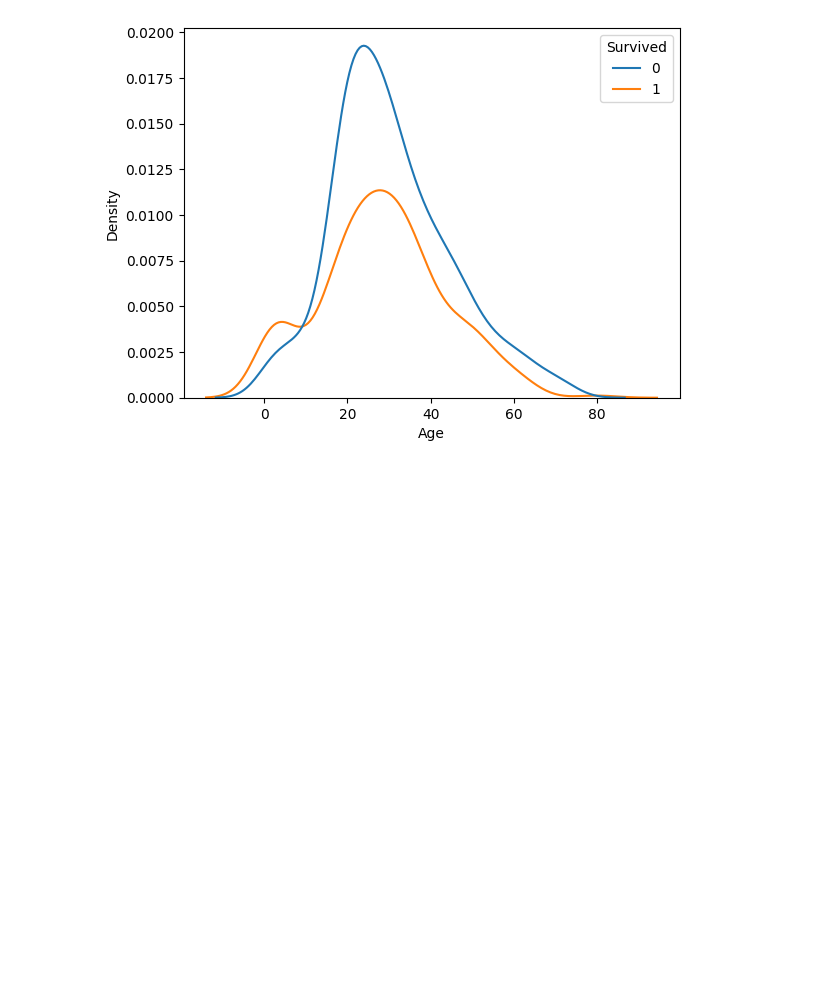
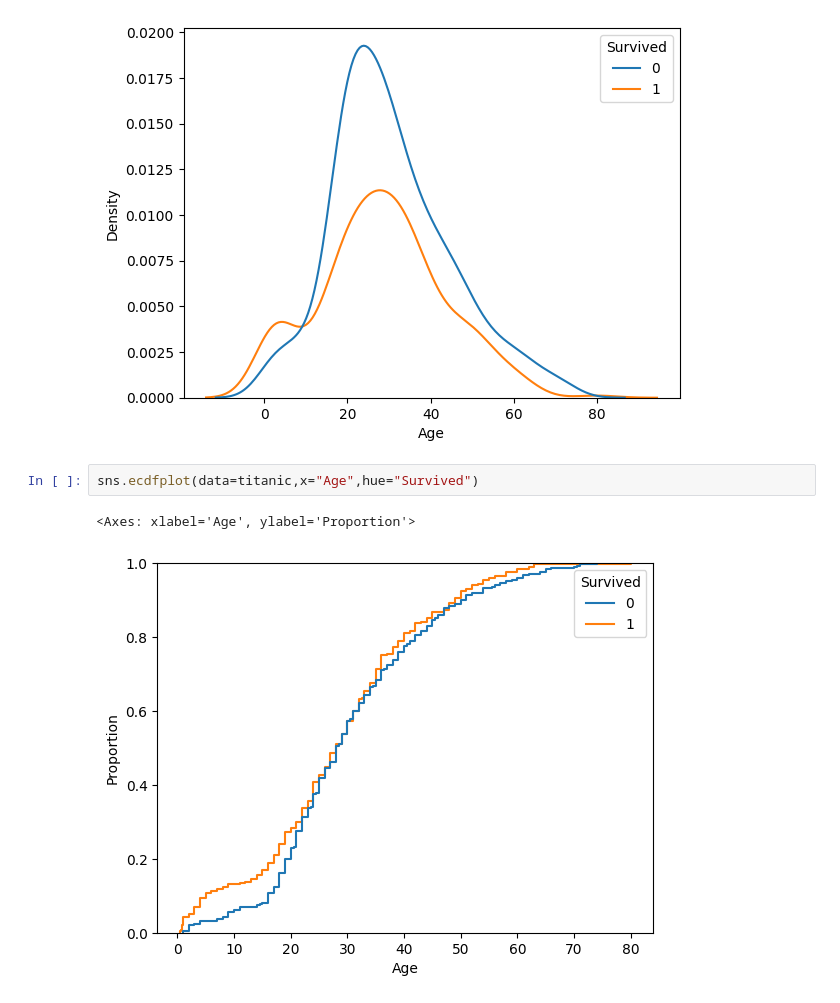
Before and after one commit to VrajDarji/Maths-for-ml-ds, a Jupyter notebook: Probability-distribution.ipynb, the cells around one changed output. Drawn from its saved outputs; the diff is of its cells as text; blank space fills up the shorter version.

```diff
--- a/Probability-distribution.ipynb
+++ b/Probability-distribution.ipynb
@@ -353,3 +355,8 @@ sns.kdeplot(data=titanic,x='Age',hue='Survived')
 # %% [output]
 <Axes: xlabel='Age', ylabel='Density'>
 [figure]
+# %%
+sns.ecdfplot(data=titanic,x="Age",hue="Survived")
+# %% [output]
+<Axes: xlabel='Age', ylabel='Proportion'>
+[figure, added]
```
Also changed, not shown: parts of 28 cells of this notebook, 2 other files.
